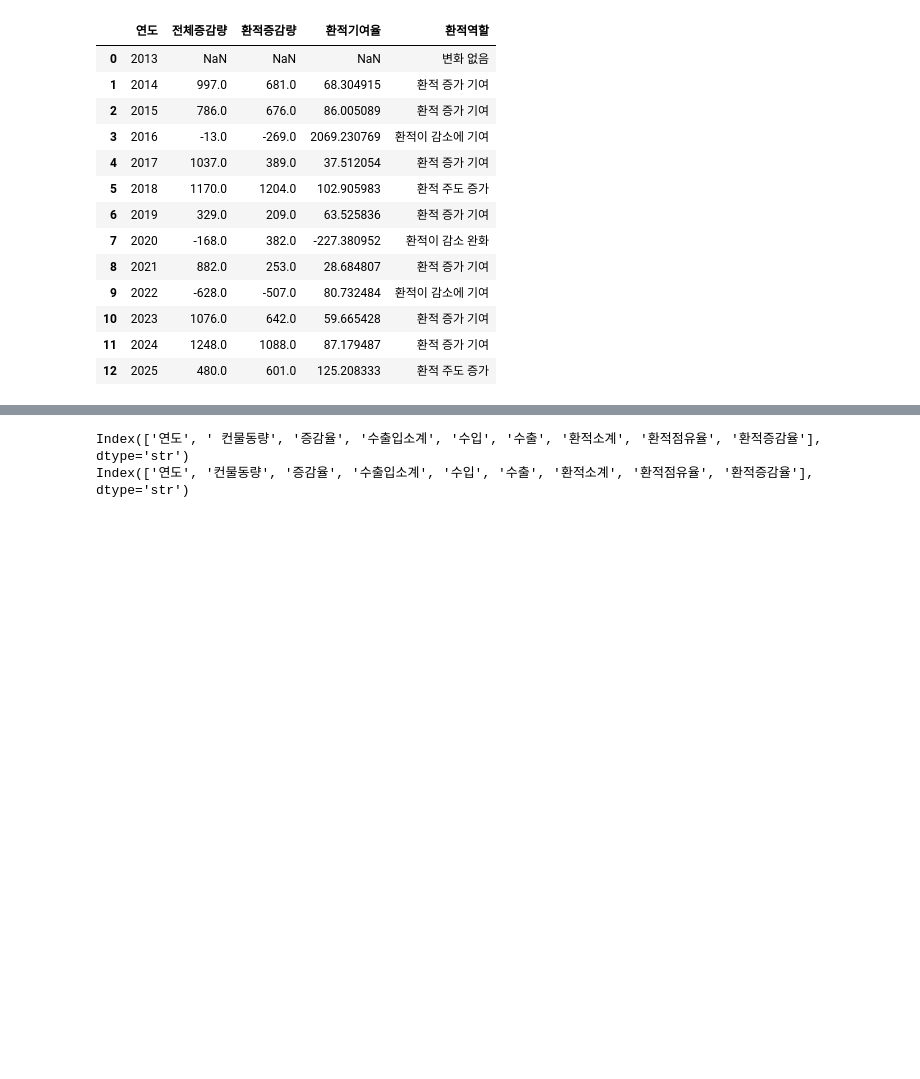
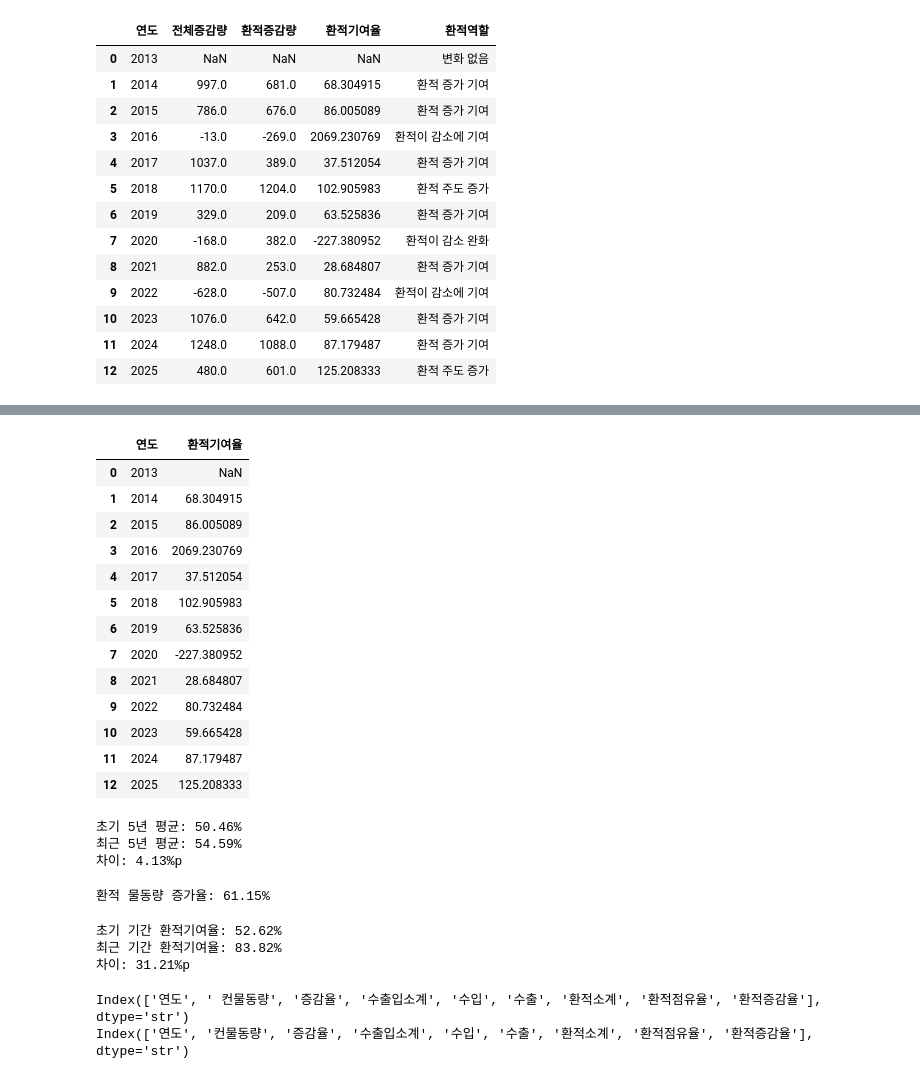
Before and after one commit to dorothy1088/BUSAN-1, a Jupyter notebook: report2.ipynb, the cells around one changed output, grey strips where cells are left out. Cells and saved outputs as stored; diff of their text form; code cells hidden in the pictures; blank space fills up the shorter version.

```diff
--- a/report2.ipynb
+++ b/report2.ipynb
@@ -140,3 +145,72 @@ ModuleNotFoundError: No module named 'matplotlib'
+# %%
+df[['연도', '환적기여율']]
+# %% [output]
+|  | 연도 | 환적기여율 |
+| 0 | 2013 | NaN |
+| 1 | 2014 | 68.304915 |
+| 2 | 2015 | 86.005089 |
+| 3 | 2016 | 2069.230769 |
+| 4 | 2017 | 37.512054 |
+| 5 | 2018 | 102.905983 |
+| 6 | 2019 | 63.525836 |
+| 7 | 2020 | -227.380952 |
+| 8 | 2021 | 28.684807 |
+| 9 | 2022 | 80.732484 |
+| 10 | 2023 | 59.665428 |
+| 11 | 2024 | 87.179487 |
+| 12 | 2025 | 125.208333 |
+# %%
+초기 = df[df['연도'].between(2013, 2017)]['환적점유율'].mean()
+최근 = df[df['연도'].between(2021, 2025)]['환적점유율'].mean()
+
+print(f"초기 5년 평균: {초기:.2f}%")
+print(f"최근 5년 평균: {최근:.2f}%")
+print(f"차이: {최근-초기:.2f}%p")
+# %% [output]
+초기 5년 평균: 50.46%
+최근 5년 평균: 54.59%
+차이: 4.13%p
+# %%
+시작 = df.loc[df['연도'] == 2013, '환적소계'].iloc[0]
+마지막 = df.loc[df['연도'] == 2025, '환적소계'].iloc[0]
+
+증가율 = (마지막 - 시작) / 시작 * 100
+
+print(f"환적 물동량 증가율: {증가율:.2f}%")
+# %% [output]
+환적 물동량 증가율: 61.15%
+# %%
+초기전체증가 = (
+    df.loc[df['연도'] == 2017, '컨물동량'].iloc[0]
+    - df.loc[df['연도'] == 2013, '컨물동량'].iloc[0]
+)
+
+초기환적증가 = (
+    df.loc[df['연도'] == 2017, '환적소계'].iloc[0]
+    - df.loc[df['연도'] == 2013, '환적소계'].iloc[0]
+)
+
+초기기여율 = 초기환적증가 / 초기전체증가 * 100
+
+최근전체증가 = (
+    df.loc[df['연도'] == 2025, '컨물동량'].iloc[0]
+    - df.loc[df['연도'] == 2021, '컨물동량'].iloc[0]
+)
+
+최근환적증가 = (
+    df.loc[df['연도'] == 2025, '환적소계'].iloc[0]
+    - df.loc[df['연도'] == 2021, '환적소계'].iloc[0]
+)
+
+최근기여율 = 최근환적증가 / 최근전체증가 * 100
+
+print(f"초기 기간 환적기여율: {초기기여율:.2f}%")
+print(f"최근 기간 환적기여율: {최근기여율:.2f}%")
+print(f"차이: {최근기여율 - 초기기여율:.2f}%p")
+# %% [output]
+초기 기간 환적기여율: 52.62%
+최근 기간 환적기여율: 83.82%
+차이: 31.21%p
 # %%
 print(df.columns)
 df.columns = df.columns.str.strip()
```
Also changed, not shown: parts of 4 cells of this notebook.
